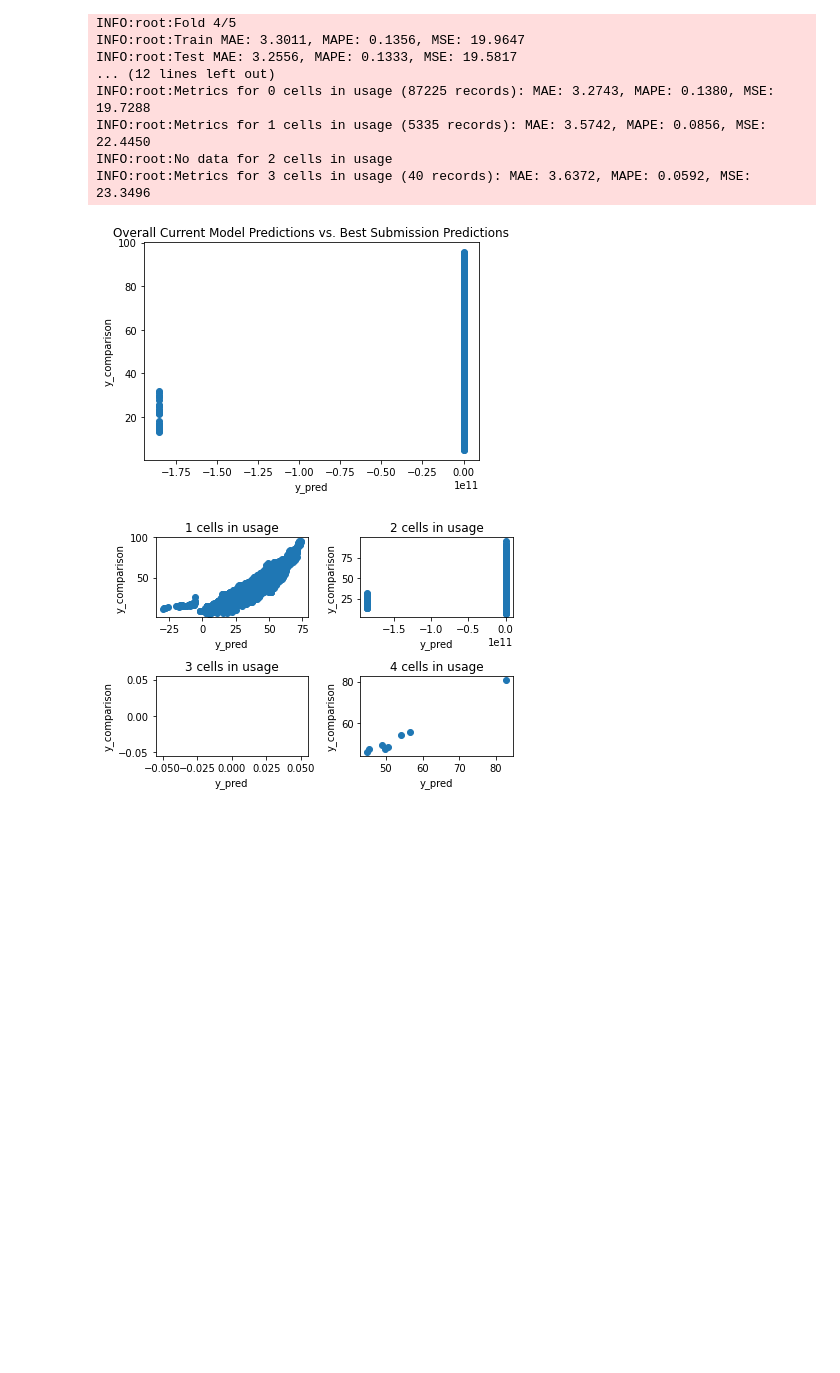
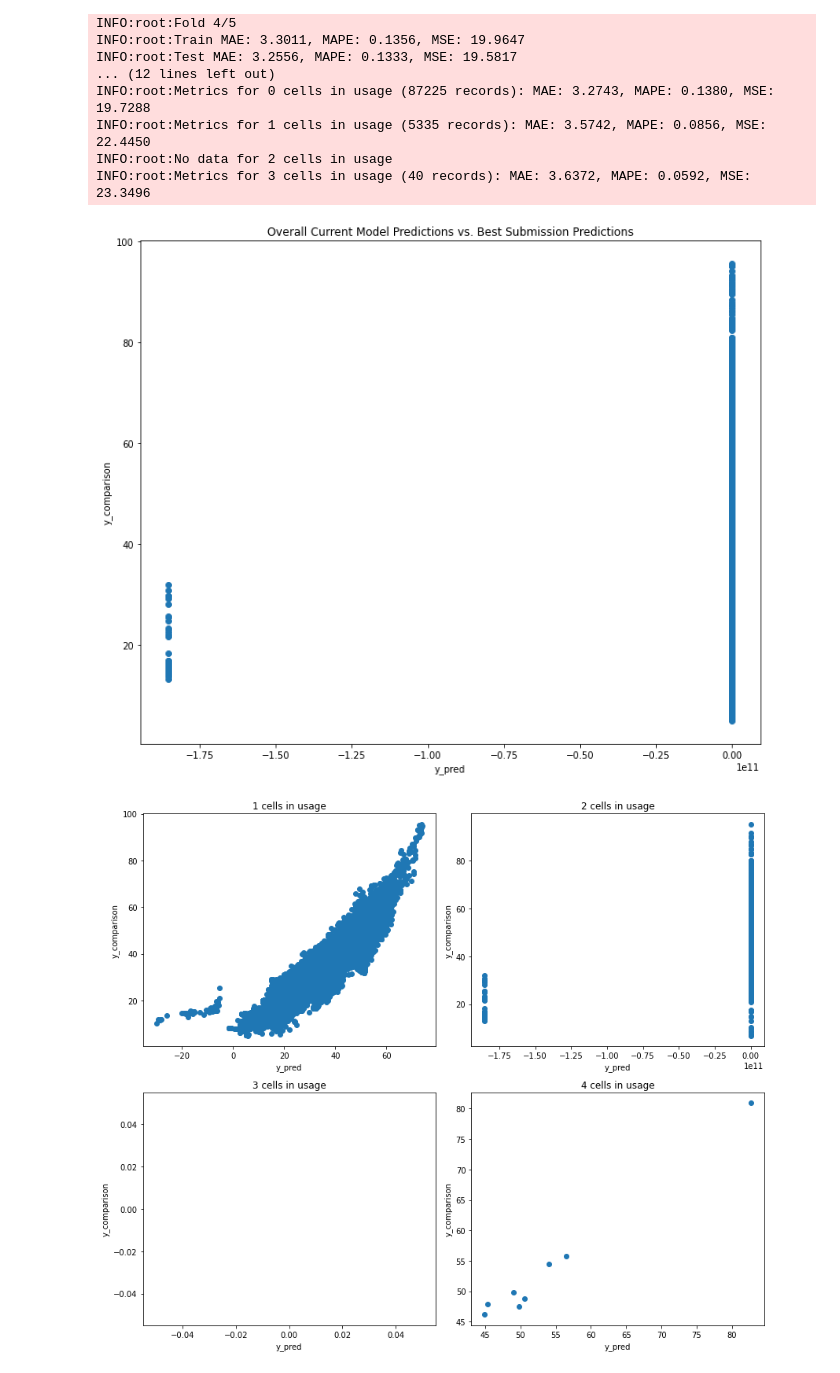
Before and after one commit to sandilsranasinghe/5g-energy-comp, a Jupyter notebook: models/linear.ipynb, the cells around one changed output. Drawn from its saved outputs; the diff is of its cells as text; code cells hidden in the pictures; blank space fills up the shorter version.

```diff
--- a/models/linear.ipynb
+++ b/models/linear.ipynb
@@ -81,8 +81,10 @@ INFO:root:Metrics for 1 cells in usage (5335 records): MAE: 3.5742, MAPE: 0.0856
 INFO:root:No data for 2 cells in usage
 INFO:root:Metrics for 3 cells in usage (40 records): MAE: 3.6372, MAPE: 0.0592, MSE: 23.3496
 # %%
+import matplotlib.pyplot as plt
+plt.rcParams["figure.figsize"] = (12, 10)
 best_submission = load_submission("bestsubmission.csv")
 model_eval.compare_predictions_with(_predict_df, best_submission['Energy'])
 # %% [output]
-[figure, old version]
+[figure, new version]
-[figure, old version]
+[figure, new version]
```
Also changed, not shown: 2 other files.
